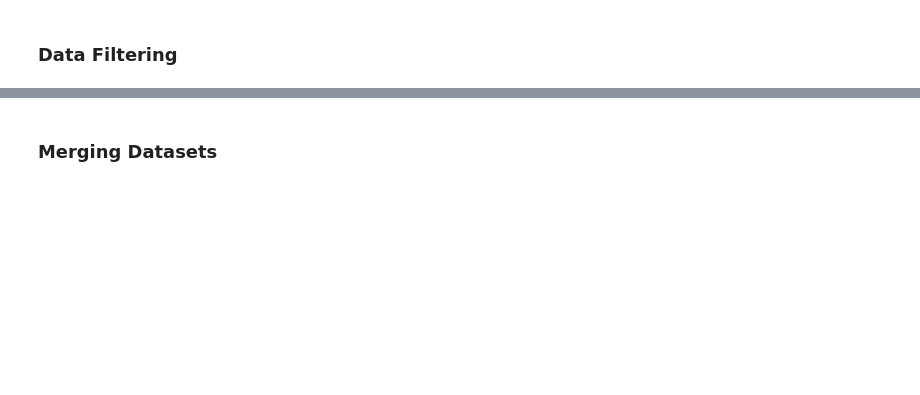
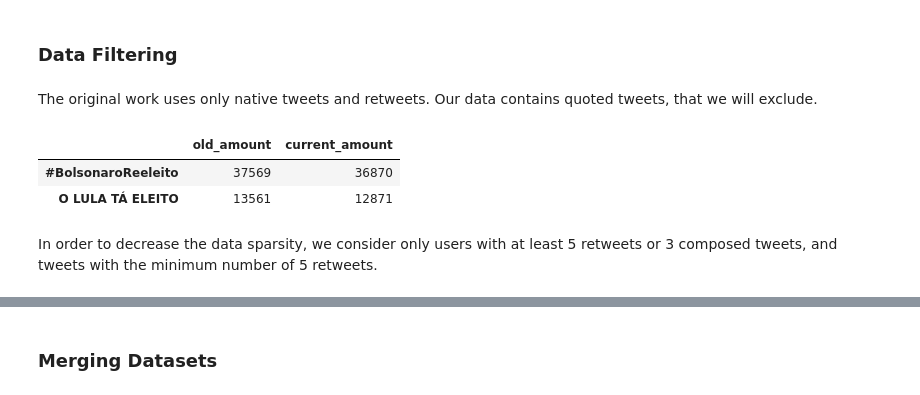
Before and after one commit to lucasraniere/dual-echo-chamber-reprod, a Jupyter notebook: notebooks/data-processing.ipynb, the cells around one changed output, grey strips where cells are left out. Drawn from its saved outputs; the diff is of its cells as text; code cells hidden in the pictures; blank space fills up the shorter version.

```diff
--- a/notebooks/data_n_graph_creation.ipynb
+++ b/notebooks/data-processing.ipynb
@@ -61,2 +61,21 @@ lula_df.sample(5)
 # %% [markdown]
 ### Data Filtering
+# %% [markdown]
+The original work uses only native tweets and retweets. Our data contains quoted tweets, that we will exclude.
+# %%
+old_amount = (bols_df.shape[0], lula_df.shape[0])
+
+bols_df = bols_df[bols_df['is_quote']==False]
+lula_df = lula_df[lula_df['is_quote']==False]
+
+plot_df = pd.DataFrame(data={'old_amount': [old_amount[0], old_amount[1]],
+                             'current_amount': [bols_df.shape[0], lula_df.shape[0]]},
+                       index=['#BolsonaroReeleito', 'O LULA TÁ ELEITO'])
+# %%
+plot_df
+# %% [output]
+|  | old_amount | current_amount |
+| #BolsonaroReeleito | 37569 | 36870 |
+| O LULA TÁ ELEITO | 13561 | 12871 |
+# %% [markdown]
+In order to decrease the data sparsity, we consider only users with at least 5 retweets or 3 composed tweets, and tweets with the minimum number of 5 retweets.
```
Also changed, not shown: parts of 12 cells of this notebook.
